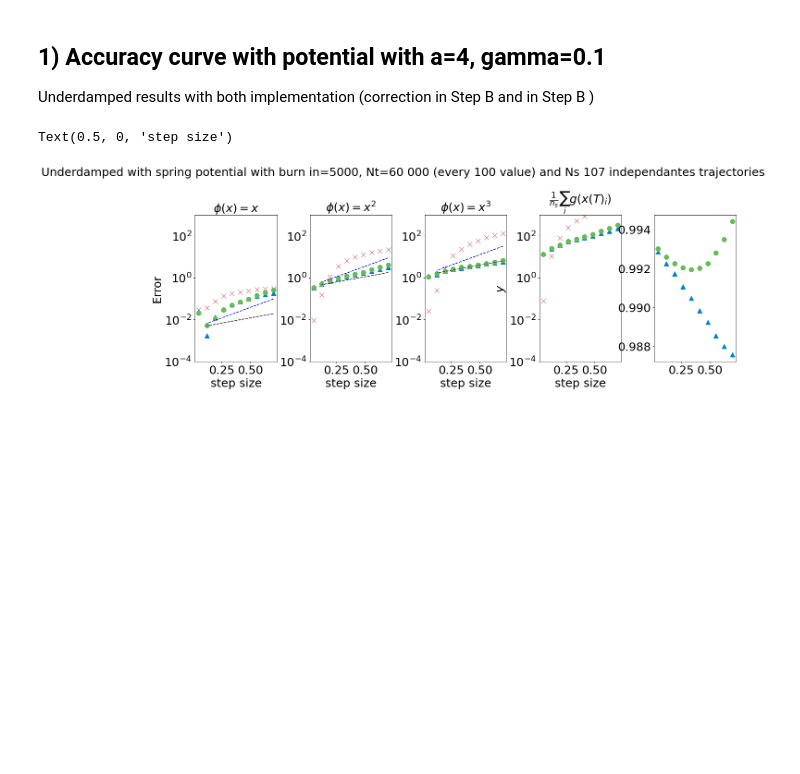
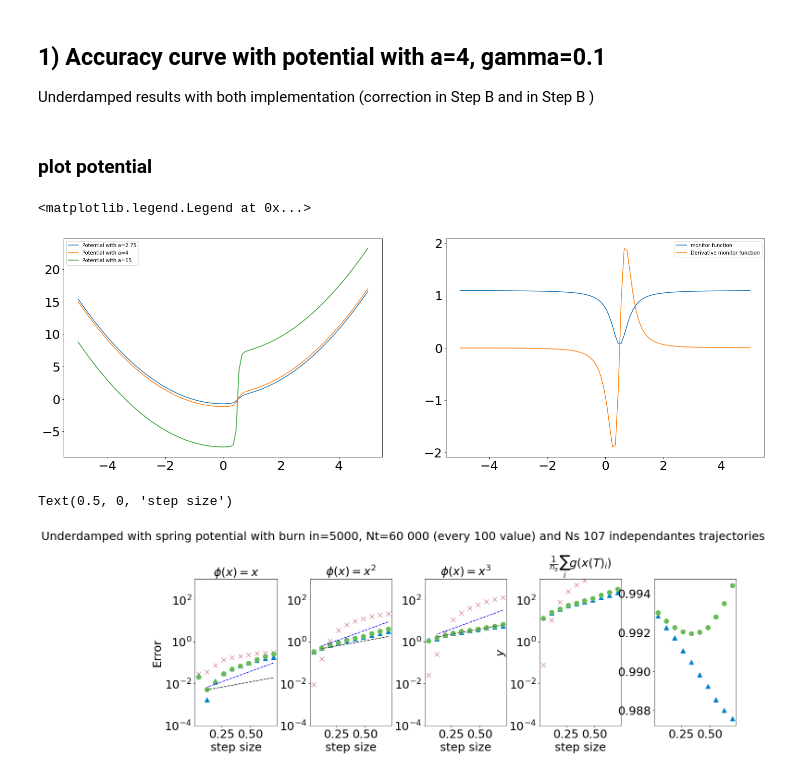
Before and after one commit to alixsleroy/Stepupyourgame, a Jupyter notebook: eddie/visualisations/Spring_plot_accuracy_eddie_29012024.ipynb, the cells around one changed output. Cells and saved outputs as stored; diff of their text form; code cells hidden in the pictures; blank space fills up the shorter version.

```diff
--- a/eddie/visualisations/Spring_plot_accuracy_eddie_29012024.ipynb
+++ b/eddie/visualisations/Spring_plot_accuracy_eddie_29012024.ipynb
@@ -77,6 +77,41 @@ true_mom_1 = np.round(integrate.quad(lambda q: np.exp(-U(q)/tau)*(q), r0,r1)[0],
 true_mom_2 = np.round(integrate.quad(lambda q: np.exp(-U(q)/tau)*q*q, r0,r1)[0],16)/norm
 true_mom_3 = np.round(integrate.quad(lambda q: np.exp(-U(q)/tau)*(q)**3, r0,r1)[0],16)/norm
 true_mom_4 = np.round(integrate.quad(lambda q: np.exp(-U(q)/tau)*q*q*q*q, r0,r1)[0],16)/norm
+# %% [markdown]
+### plot potential
+# %%
+m=0.001
+M=1.1
+def getU(x,a):
+    res = (a**1.5*b**0.5*x0*np.arctan((a/b)**0.5*(x-x0))+(a*b*(a*x0*(x-x0)-b))/(a*(x-x0)**2+b)+c*(x-x0)**2+2*c*(x-x0)*x0)*0.5
+    return res
+def getg(x):
+     wx =(b/a+pow(x-x0,2))/b
+     f = wx*wx
+     xi = f+m*m
+     g = 1/(1/M+1/np.sqrt(xi))
+     return(g)
+
+def getgprime(x):
+     wx =(b/a+pow(x-x0,2))/b;
+     f = wx*wx;
+     fp = 4*(x-x0)*((b/a)+pow(x-x0,2))/(b*b);
+     xi=np.sqrt(f+m*m);
+     gprime= M*M*fp/(2*xi*(xi+M)*(xi+M));
+     return(gprime);
+fig, (ax1,ax2)= plt.subplots(1,2,figsize=(25,8))# plt.figure(figsize=(4,4))
+xplot=np.linspace(-5,5,100)
+ax1.plot(xplot,getU(xplot,2.75),label="Potential with a=2.75")
+ax1.plot(xplot,getU(xplot,4),label="Potential with a=4")
+ax1.plot(xplot,getU(xplot,15),label="Potential with a=15")
+
+ax2.plot(xplot,getg(xplot),label="monitor function")
+ax2.plot(xplot,getgprime(xplot),label="Derivative monitor function")
+ax1.legend()
+ax2.legend()
+# %% [output]
+<matplotlib.legend.Legend at 0x...>
+[figure, added]
 # %%
 mksize=10
 # ###########################################
```
Also changed, not shown: 2 other files.
